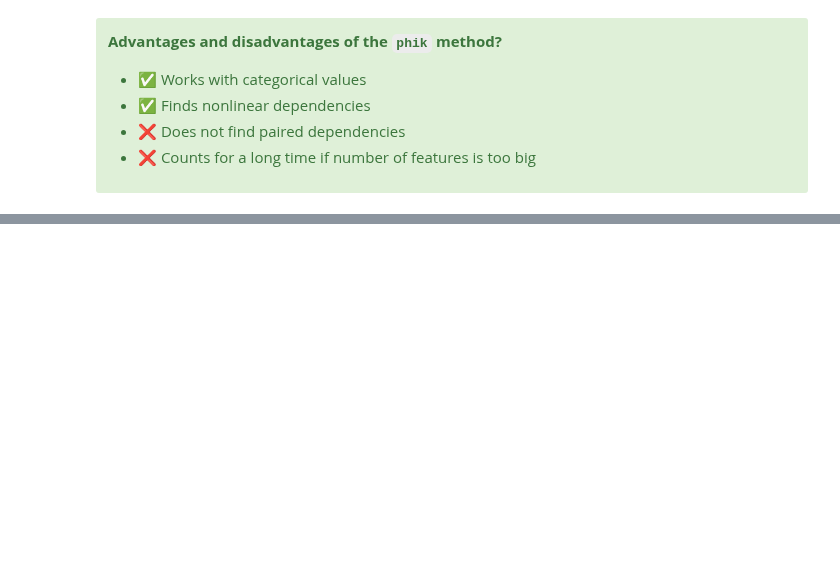
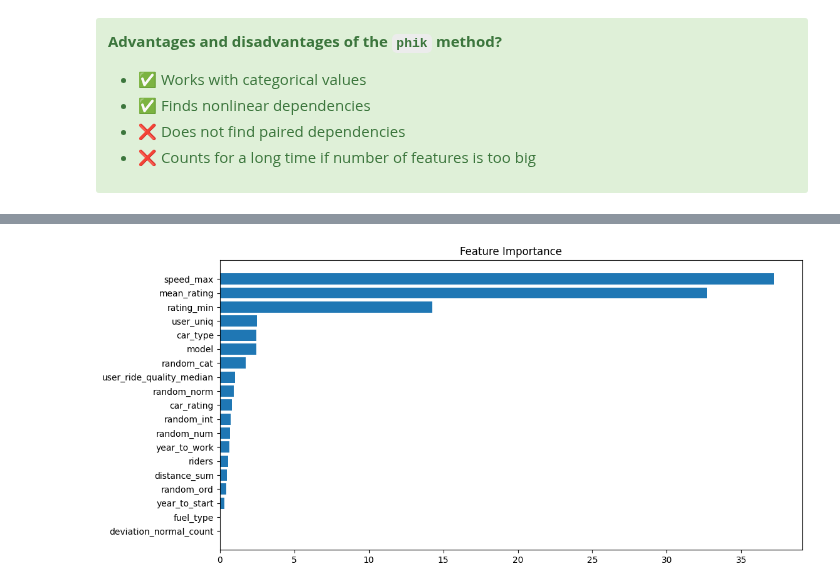
Before and after one commit to aziart/comp-ds, a Jupyter notebook: notebooks/03.3.02 - Feature Selection.ipynb, the cells around one changed output, grey strips where cells are left out. Drawn from its saved outputs; the diff is of its cells as text; code cells hidden in the pictures; blank space fills up the shorter version.

Commit message:
03.3.02 in progress: Feature Importance + catboost

```diff
--- a/notebooks/03.3.02 - Feature Selection.ipynb
+++ b/notebooks/03.3.02 - Feature Selection.ipynb
@@ -225,0 +231,16 @@ If the logarithmic probability `is 3.84 or more`, the probability that this will
+# %%
+drop_cols = ['car_id', 'target_class', 'target_reg']
+cat_cols = ['car_type', 'fuel_type', 'model', 'random_cat']
+
+X = df.drop(drop_cols, axis=1, errors = 'ignore')
+y = df['target_class'].fillna(0)
+# %%
+X_train, X_test, y_train, y_test = train_test_split(X, y, test_size=0.2, random_state=42)
+# %%
+model = CatBoostClassifier(random_state=42,
+                           cat_features=cat_cols,
+                           thread_count=-1)
+model.fit(X_train, y_train,
+          eval_set=(X_test, y_test),
+          verbose=100, plot=False,
+          early_stopping_rounds=100)
@@ -225,0 +281,9 @@ If the logarithmic probability `is 3.84 or more`, the probability that this will
+# %%
+feature_importance = model.feature_importances_
+sorted_idx = np.argsort(feature_importance)
+fig = plt.figure(figsize=(12, 6))
+plt.barh(range(len(sorted_idx)), feature_importance[sorted_idx], align='center')
+plt.yticks(range(len(sorted_idx)), np.array(X.columns)[sorted_idx])
+plt.title('Feature Importance');
+# %% [output]
+[figure, added]
```
Also changed, not shown: parts of 9 cells of this notebook, 6 other files.
